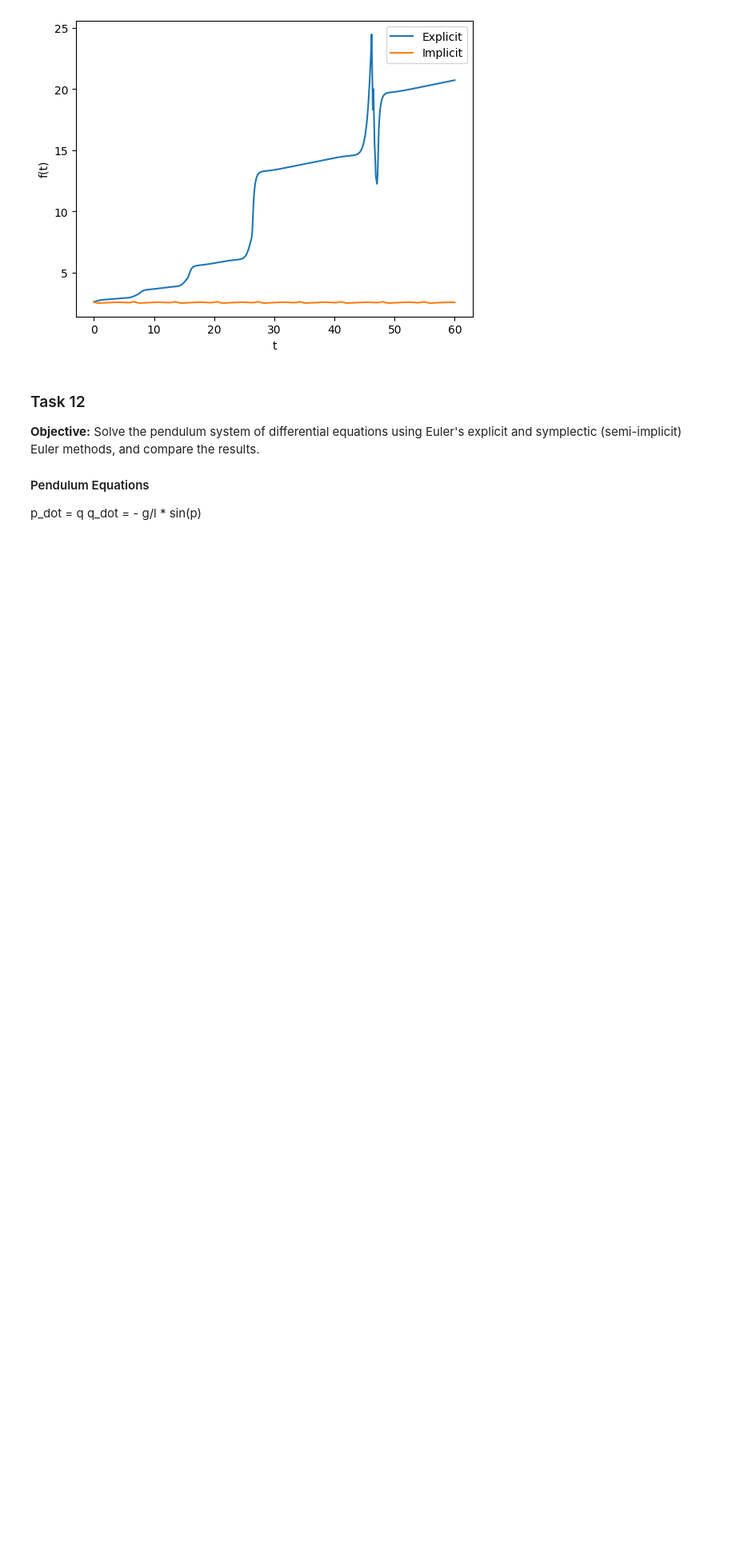
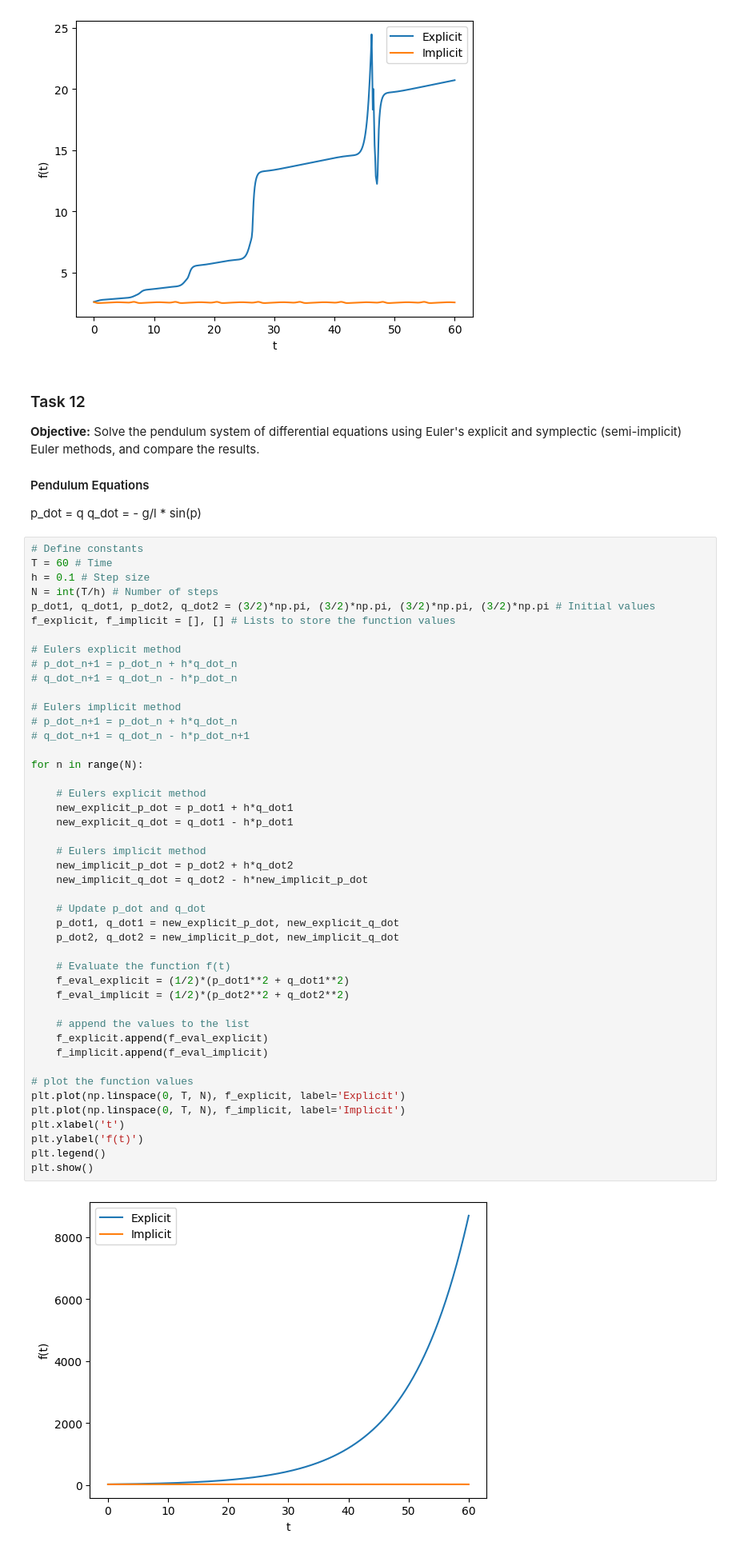
Before and after one commit to erikbohne/TMA4101_Mathematics1, a Jupyter notebook: 5_Difflikningsystemer/difflikningsystemer.ipynb, the cells around one changed output. Shown: that part at 80% size. Drawn from its saved outputs; the diff is of its cells as text; blank space fills up the shorter version.

```diff
--- a/5_Difflikningsystemer/difflikningsystemer.ipynb
+++ b/5_Difflikningsystemer/difflikningsystemer.ipynb
@@ -131,3 +131,50 @@ plt.show()
 #### Pendulum Equations
 p_dot = q
 q_dot = - g/l * sin(p)
+# %%
+# Define constants
+T = 60 # Time
+h = 0.1 # Step size
+N = int(T/h) # Number of steps
+p_dot1, q_dot1, p_dot2, q_dot2 = (3/2)*np.pi, (3/2)*np.pi, (3/2)*np.pi, (3/2)*np.pi # Initial values
+f_explicit, f_implicit = [], [] # Lists to store the function values
+
+# Eulers explicit method
+# p_dot_n+1 = p_dot_n + h*q_dot_n
+# q_dot_n+1 = q_dot_n - h*p_dot_n
+
+# Eulers implicit method
+# p_dot_n+1 = p_dot_n + h*q_dot_n
+# q_dot_n+1 = q_dot_n - h*p_dot_n+1
+
+for n in range(N):
+
+    # Eulers explicit method
+    new_explicit_p_dot = p_dot1 + h*q_dot1
+    new_explicit_q_dot = q_dot1 - h*p_dot1
+
+    # Eulers implicit method
+    new_implicit_p_dot = p_dot2 + h*q_dot2
+    new_implicit_q_dot = q_dot2 - h*new_implicit_p_dot
+
+    # Update p_dot and q_dot
+    p_dot1, q_dot1 = new_explicit_p_dot, new_explicit_q_dot
+    p_dot2, q_dot2 = new_implicit_p_dot, new_implicit_q_dot
+
+    # Evaluate the function f(t)
+    f_eval_explicit = (1/2)*(p_dot1**2 + q_dot1**2)
+    f_eval_implicit = (1/2)*(p_dot2**2 + q_dot2**2)
+
+    # append the values to the list
+    f_explicit.append(f_eval_explicit)
+    f_implicit.append(f_eval_implicit)
+
+# plot the function values
+plt.plot(np.linspace(0, T, N), f_explicit, label='Explicit')
+plt.plot(np.linspace(0, T, N), f_implicit, label='Implicit')
+plt.xlabel('t')
+plt.ylabel('f(t)')
+plt.legend()
+plt.show()
+# %% [output]
+[figure, added]
```
Also changed, not shown: parts of 2 cells of this notebook.
